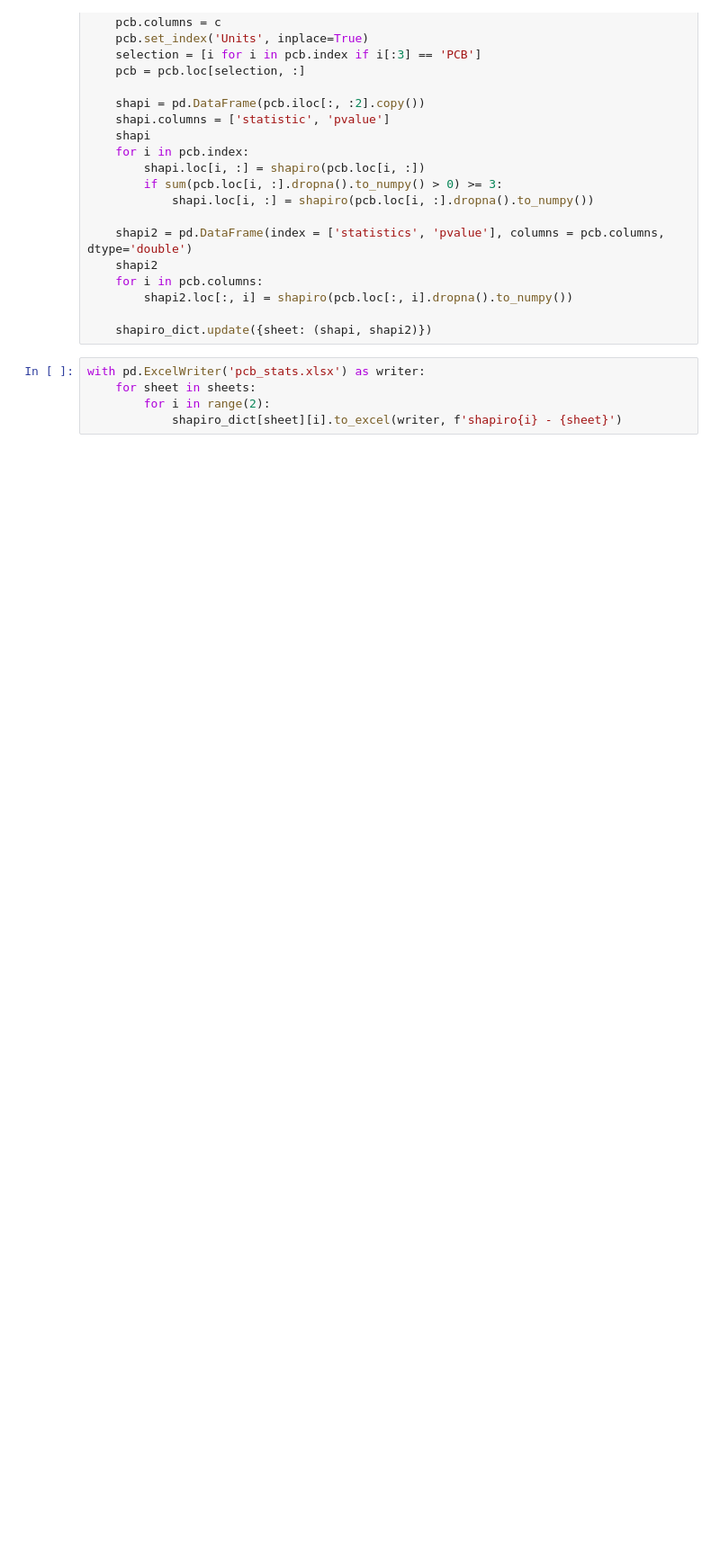
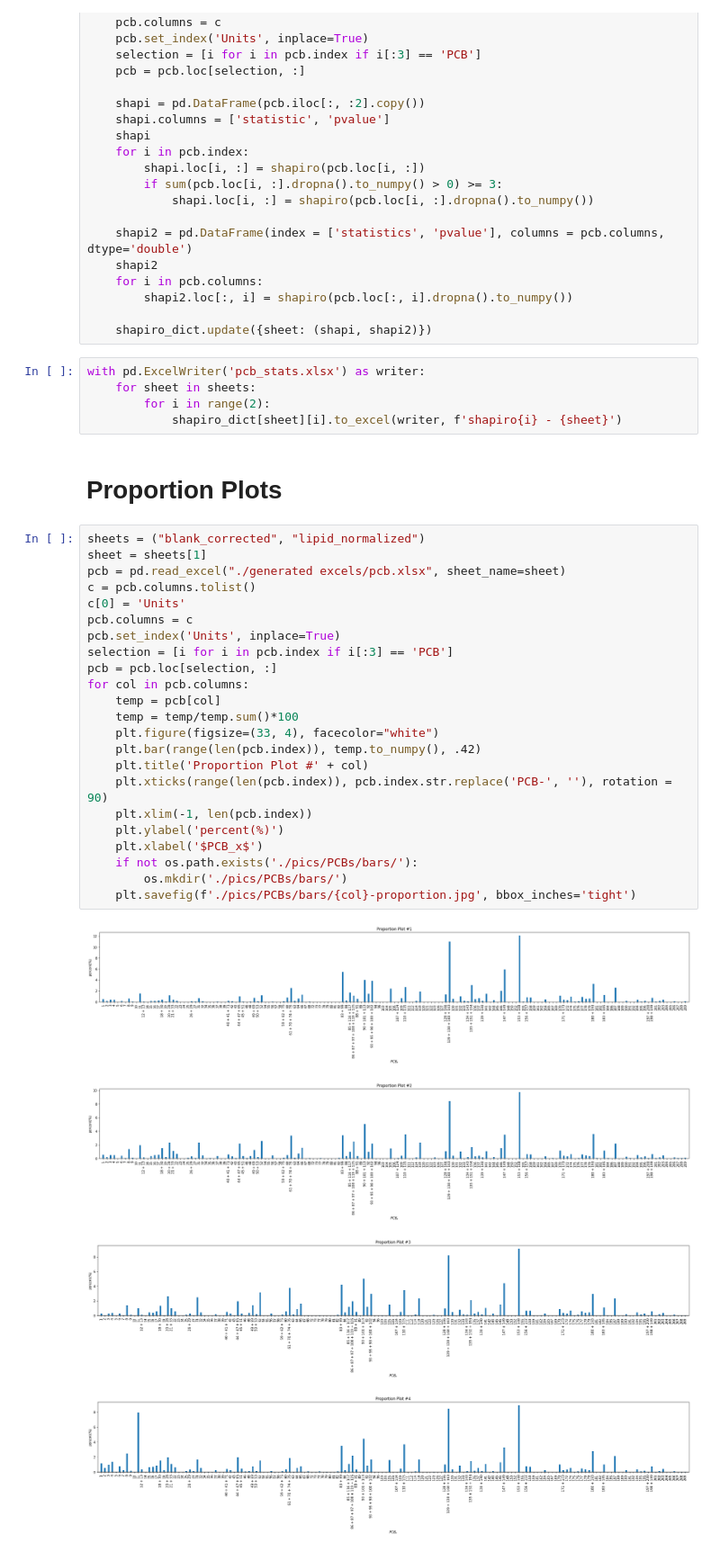
Before and after one commit to amirmtaghizadegan/Sturgeon, a Jupyter notebook: pcb.ipynb, the cells around one changed output. Shown at 90% size. Cells and saved outputs as stored; diff of their text form; blank space fills up the shorter version.

Commit message:
PCB proportion and concentration bar graphs added

```diff
--- a/pcb.ipynb
+++ b/pcb.ipynb
@@ -84,3 +85,33 @@ with pd.ExcelWriter('pcb_stats.xlsx') as writer:
     for sheet in sheets:
         for i in range(2):
             shapiro_dict[sheet][i].to_excel(writer, f'shapiro{i} - {sheet}')
+# %% [markdown]
+# Proportion Plots
+# %%
+sheets = ("blank_corrected", "lipid_normalized")
+sheet = sheets[1]
+pcb = pd.read_excel("./generated excels/pcb.xlsx", sheet_name=sheet)
+c = pcb.columns.tolist()
+c[0] = 'Units'
+pcb.columns = c
+pcb.set_index('Units', inplace=True)
+selection = [i for i in pcb.index if i[:3] == 'PCB']
+pcb = pcb.loc[selection, :]
+for col in pcb.columns:
+    temp = pcb[col]
+    temp = temp/temp.sum()*100
+    plt.figure(figsize=(33, 4), facecolor="white")
+    plt.bar(range(len(pcb.index)), temp.to_numpy(), .42)
+    plt.title('Proportion Plot #' + col)
+    plt.xticks(range(len(pcb.index)), pcb.index.str.replace('PCB-', ''), rotation = 90)
+    plt.xlim(-1, len(pcb.index))
+    plt.ylabel('percent(%)')
+    plt.xlabel('$PCB_x$')
+    if not os.path.exists('./pics/PCBs/bars/'):
+        os.mkdir('./pics/PCBs/bars/')
+    plt.savefig(f'./pics/PCBs/bars/{col}-proportion.jpg', bbox_inches='tight')
+# %% [output]
+[figure, added]
+[figure, added]
+[figure, added]
+[figure, added]
```
Also changed, not shown: parts of 6 cells of this notebook.
